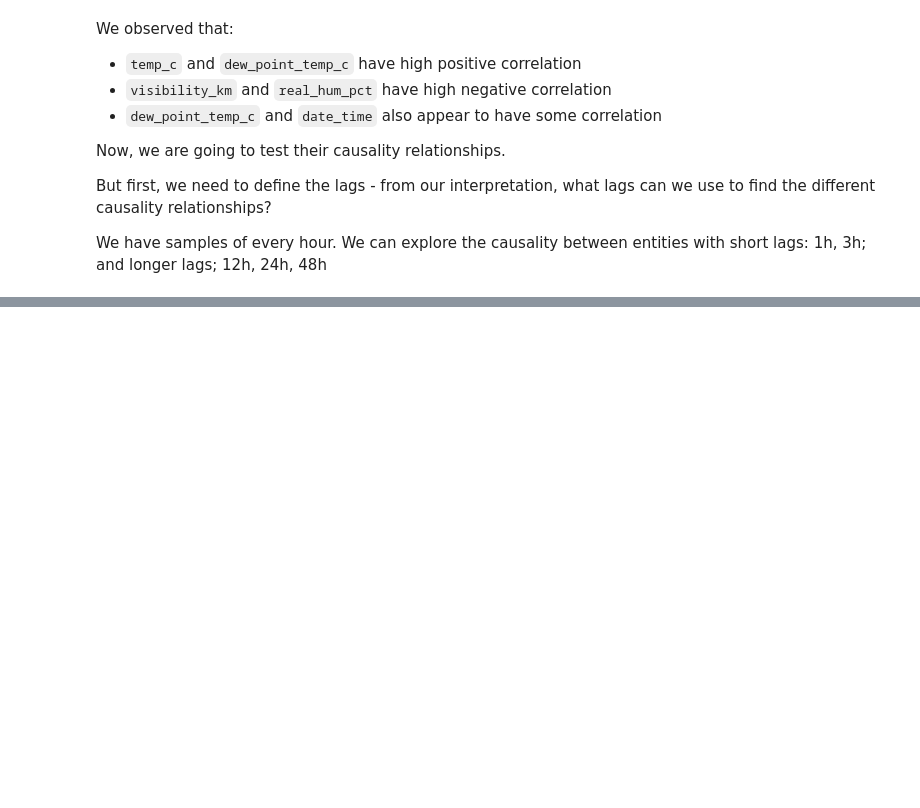
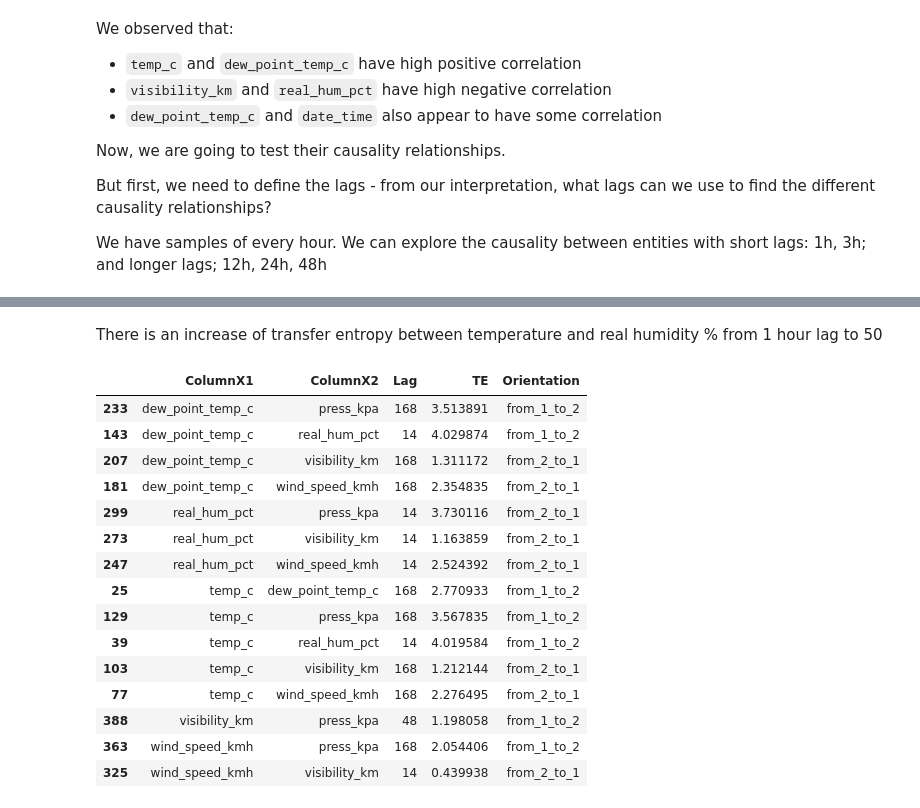
Before and after one commit to plrodrigues/IT-Project-3, a Jupyter notebook: notebooks/04_transfer_entropy.ipynb, the cells around one changed output, grey strips where cells are left out. Cells and saved outputs as stored; diff of their text form; code cells hidden in the pictures; blank space fills up the shorter version.

```diff
--- a/notebooks/04_transfer_entropy.ipynb
+++ b/notebooks/04_transfer_entropy.ipynb
@@ -85,0 +96,33 @@ run_transfer_entropy_for_dataframe(df, [1])
+# %%
+# Run for several lags
+transfer_entropy_for_weather = run_transfer_entropy_for_dataframe(
+    df,
+    [
+        1,
+        2,
+        3,
+        4,
+        5,
+        6,
+        7,
+        8,
+        9,
+        10,
+        11,
+        12,
+        13,
+        14,
+        15,
+        16,
+        17,
+        18,
+        19,
+        20,
+        21,
+        22,
+        23,
+        24,
+        2 * 24,
+        7 * 24,
+    ],
+)
@@ -85,0 +159,28 @@ run_transfer_entropy_for_dataframe(df, [1])
+# %% [markdown]
+There is an increase of transfer entropy between temperature and real humidity % from 1 hour lag to 50
+# %%
+def get_lag_of_max_entropy_per_pair(df: pd.DataFrame) -> pd.DataFrame:
+    idx = df.groupby(["ColumnX1", "ColumnX2"])["TE"].idxmax()
+    df_grouped = df.loc[idx]
+    return df_grouped
+# %%
+df_transfer_entropy_for_weather = get_lag_of_max_entropy_per_pair(transfer_entropy_for_weather)
+# %%
+df_transfer_entropy_for_weather
+# %% [output]
+|  | ColumnX1 | ColumnX2 | Lag | TE | Orientation |
+| 233 | dew_point_temp_c | press_kpa | 168 | 3.513891 | from_1_to_2 |
+| 143 | dew_point_temp_c | real_hum_pct | 14 | 4.029874 | from_1_to_2 |
+| 207 | dew_point_temp_c | visibility_km | 168 | 1.311172 | from_2_to_1 |
+| 181 | dew_point_temp_c | wind_speed_kmh | 168 | 2.354835 | from_2_to_1 |
+| 299 | real_hum_pct | press_kpa | 14 | 3.730116 | from_2_to_1 |
+| 273 | real_hum_pct | visibility_km | 14 | 1.163859 | from_2_to_1 |
+| 247 | real_hum_pct | wind_speed_kmh | 14 | 2.524392 | from_2_to_1 |
+| 25 | temp_c | dew_point_temp_c | 168 | 2.770933 | from_1_to_2 |
+| 129 | temp_c | press_kpa | 168 | 3.567835 | from_1_to_2 |
+| 39 | temp_c | real_hum_pct | 14 | 4.019584 | from_1_to_2 |
+| 103 | temp_c | visibility_km | 168 | 1.212144 | from_2_to_1 |
+| 77 | temp_c | wind_speed_kmh | 168 | 2.276495 | from_2_to_1 |
+| 388 | visibility_km | press_kpa | 48 | 1.198058 | from_1_to_2 |
+| 363 | wind_speed_kmh | press_kpa | 168 | 2.054406 | from_1_to_2 |
+| 325 | wind_speed_kmh | visibility_km | 14 | 0.439938 | from_2_to_1 |
```
Also changed, not shown: parts of 7 cells of this notebook, 2 other files.
